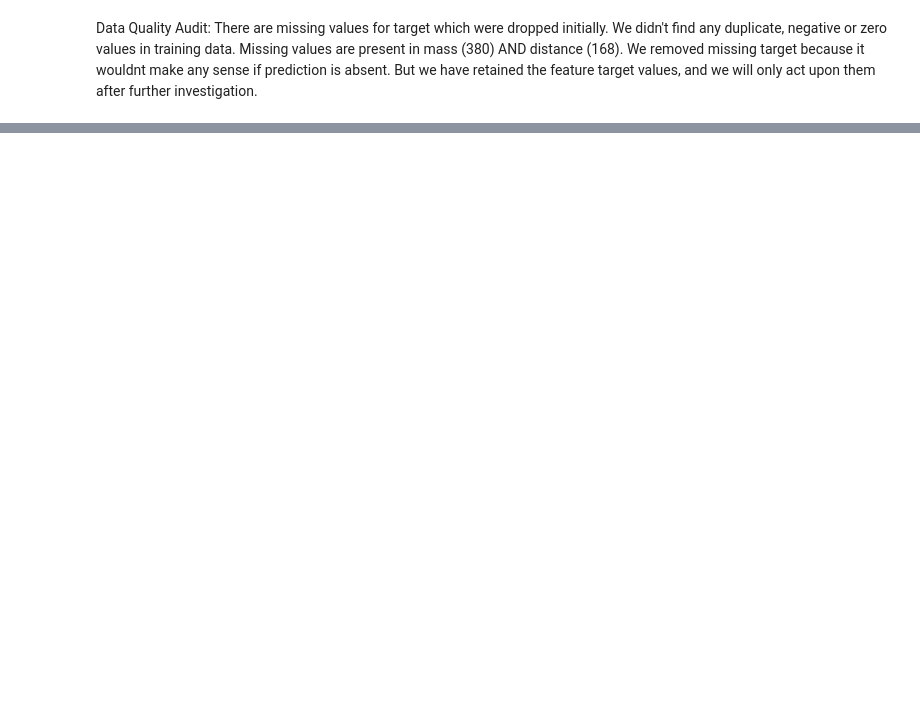
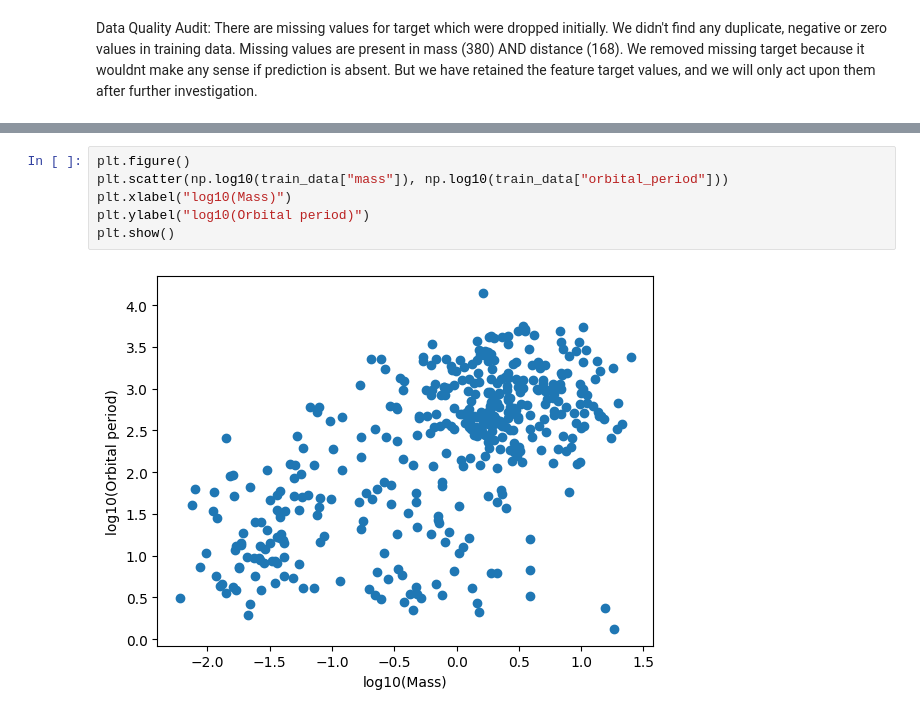
Before and after one commit to aashish7542/ai-learning, a Jupyter notebook: phase-0-foundations/python/Phase_0_3_mini_project.ipynb, the cells around one changed output, grey strips where cells are left out. Drawn from its saved outputs; the diff is of its cells as text; blank space fills up the shorter version.

```diff
--- a/phase-0-foundations/python/Phase_0_3_mini_project.ipynb
+++ b/phase-0-foundations/python/Phase_0_3_mini_project.ipynb
@@ -104,0 +127,8 @@ We removed missing target because it wouldnt make any sense if prediction is abs
+# %%
+plt.figure()
+plt.scatter(np.log10(train_data["mass"]), np.log10(train_data["orbital_period"]))
+plt.xlabel("log10(Mass)")
+plt.ylabel("log10(Orbital period)")
+plt.show()
+# %% [output]
+[figure, added]
```
Also changed, not shown: parts of 26 cells of this notebook.
